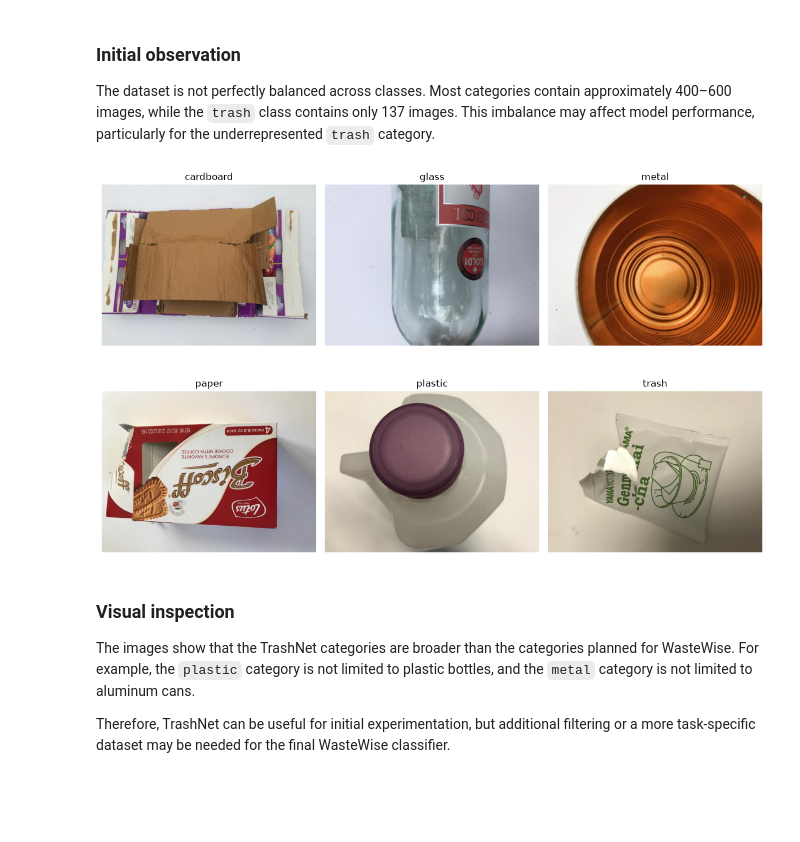
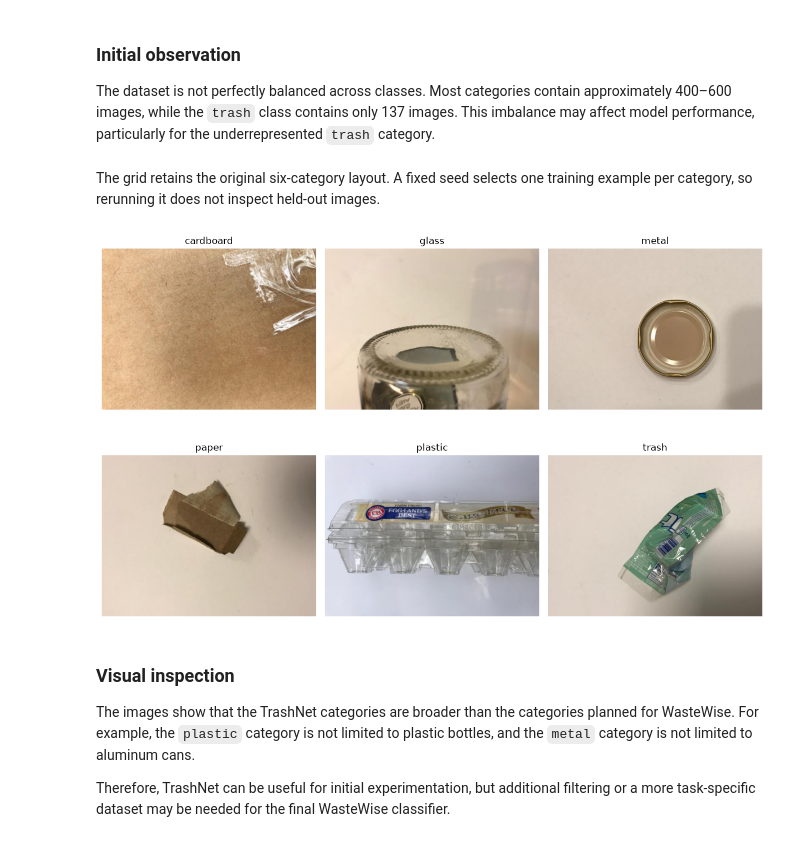
Before and after one commit to dspedrazag/WasteWise, a Jupyter notebook: playground.ipynb, the cells around one changed output. Cells and saved outputs as stored; diff of their text form; code cells hidden in the pictures; blank space fills up the shorter version.

```diff
--- a/playground.ipynb
+++ b/playground.ipynb
@@ -138,34 +188,34 @@ plt.show()
 The dataset is not perfectly balanced across classes. Most categories contain approximately
 400–600 images, while the `trash` class contains only 137 images. This imbalance may affect
 model performance, particularly for the underrepresented `trash` category.
+# %% [markdown]
+The grid retains the original six-category layout. A fixed seed selects one
+training example per category, so rerunning it does not inspect held-out images.
 # %%
 from PIL import Image
 import random
 import matplotlib.pyplot as plt
 
+rng = random.Random(split_metadata["config"]["seed"])
 fig, axes = plt.subplots(2, 3, figsize=(12, 8))
+sampled_training_paths = []
 
 for ax, class_name in zip(axes.flatten(), sorted(class_counts.keys())):
-
-    class_folder = extract_dir / class_name
-
-    images = [
-        file for file in class_folder.iterdir()
-        if file.suffix.lower() in image_extensions
-    ]
-
-    sample_image = random.choice(images)
-
-    image = Image.open(sample_image)
-
-    ax.imshow(image)
+    images = sorted(split.loc[
+        (split["label"] == class_name) & (split["subset"] == "train"), "path"
+    ])
+    sample_relative = rng.choice(images)
+    assert sample_relative in training_paths and sample_relative not in test_paths
+    sampled_training_paths.append(sample_relative)
+    with Image.open(extract_dir / sample_relative) as image:
+        ax.imshow(image)
     ax.set_title(class_name)
     ax.axis("off")
 
 plt.tight_layout()
 plt.show()
 # %% [output]
-[figure, old version]
+[figure, new version]
 # %% [markdown]
 ### Visual inspection
 
```
Also changed, not shown: parts of 28 cells of this notebook, 52 other files.
